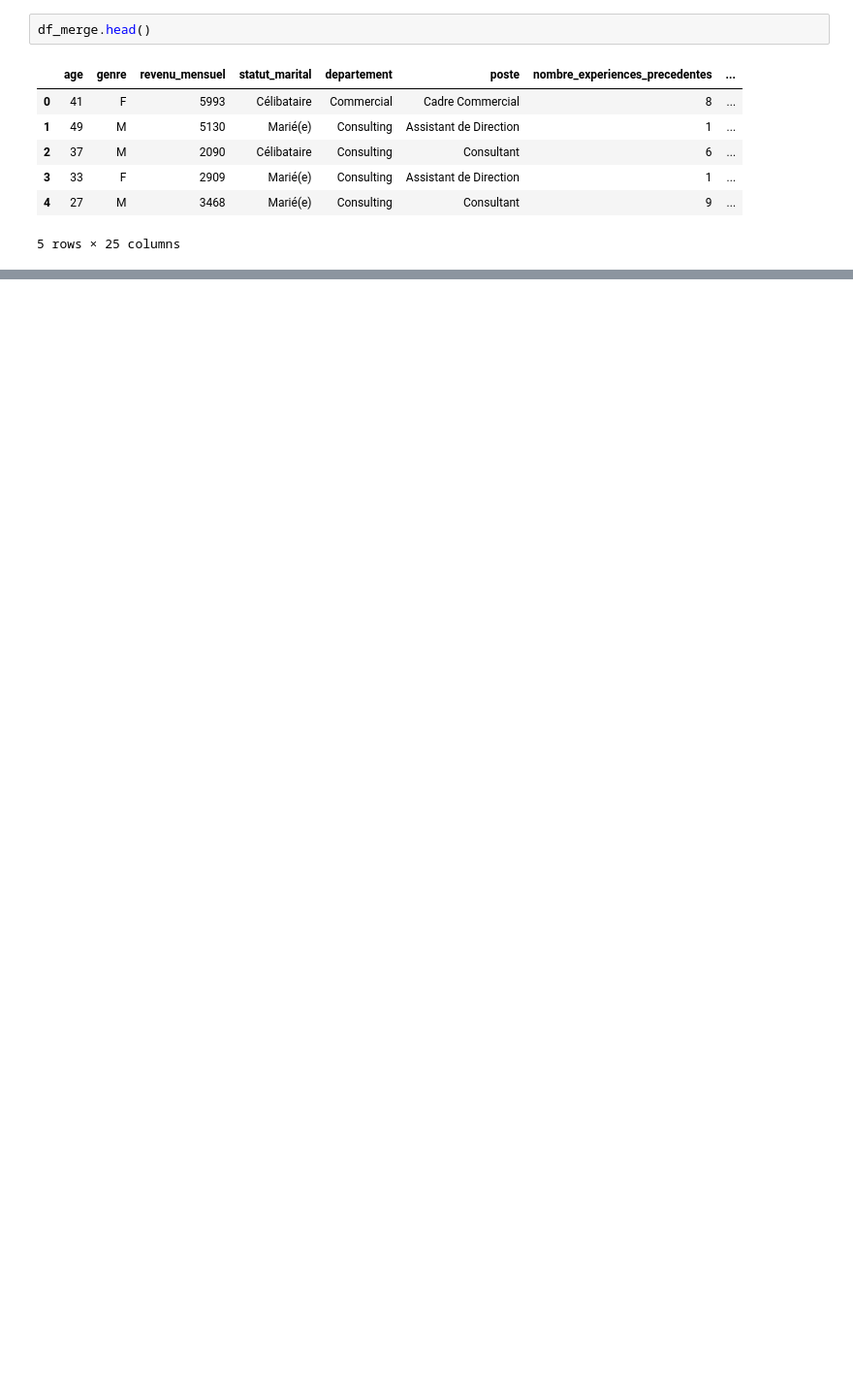
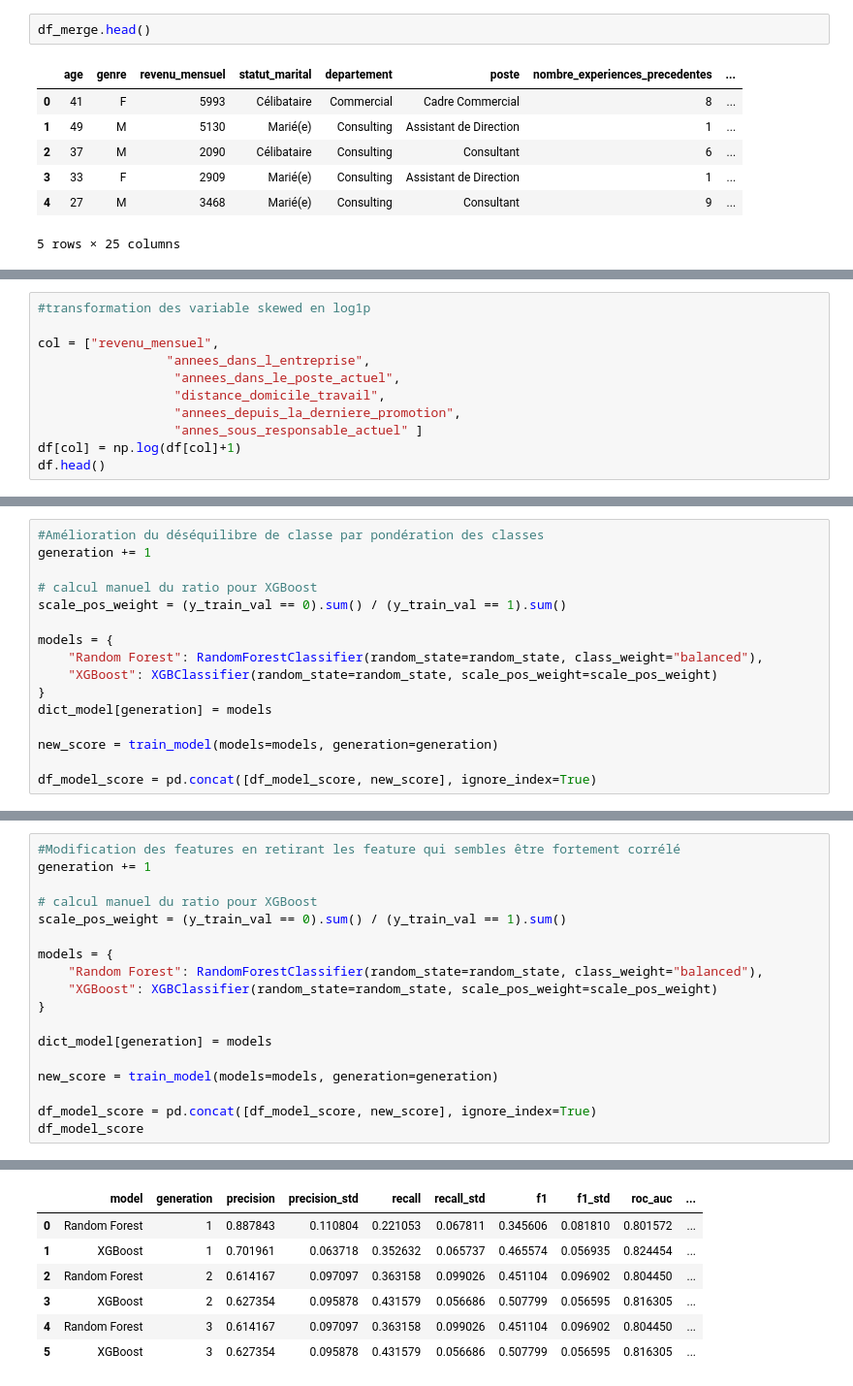
Before and after one commit to GreatTeacherJ/esn, a Jupyter notebook: src/app/data.ipynb, the cells around one changed output, grey strips where cells are left out. Shown at 97% size. Drawn from its saved outputs; the diff is of its cells as text; blank space fills up the shorter version.

```diff
--- a/src/app/data.ipynb
+++ b/src/app/data.ipynb
@@ -408,0 +527,11 @@ annes_sous_responsable_actuel / annees_dans_le_poste_actuel (0.71 / Attendu)
+# %%
+#transformation des variable skewed en log1p
+
+col = ["revenu_mensuel",
+                 "annees_dans_l_entreprise",
+                  "annees_dans_le_poste_actuel",
+                  "distance_domicile_travail",
+                  "annees_depuis_la_derniere_promotion",
+                  "annes_sous_responsable_actuel" ]
+df[col] = np.log(df[col]+1)
+df.head()
@@ -410,0 +790,16 @@ annes_sous_responsable_actuel / annees_dans_le_poste_actuel (0.71 / Attendu)
+# %%
+#Amélioration du déséquilibre de classe par pondération des classes
+generation += 1
+
+# calcul manuel du ratio pour XGBoost
+scale_pos_weight = (y_train_val == 0).sum() / (y_train_val == 1).sum()
+
+models = {
+    "Random Forest": RandomForestClassifier(random_state=random_state, class_weight="balanced"),
+    "XGBoost": XGBClassifier(random_state=random_state, scale_pos_weight=scale_pos_weight)
+}
+dict_model[generation] = models
+
+new_score = train_model(models=models, generation=generation)
+
+df_model_score = pd.concat([df_model_score, new_score], ignore_index=True)
@@ -410,0 +817,19 @@ annes_sous_responsable_actuel / annees_dans_le_poste_actuel (0.71 / Attendu)
+# %%
+#Modification des features en retirant les feature qui sembles être fortement corrélé
+generation += 1
+
+# calcul manuel du ratio pour XGBoost
+scale_pos_weight = (y_train_val == 0).sum() / (y_train_val == 1).sum()
+
+models = {
+    "Random Forest": RandomForestClassifier(random_state=random_state, class_weight="balanced"),
+    "XGBoost": XGBClassifier(random_state=random_state, scale_pos_weight=scale_pos_weight)
+}
+
+dict_model[generation] = models
+
+new_score = train_model(models=models, generation=generation)
+
+df_model_score = pd.concat([df_model_score, new_score], ignore_index=True)
+df_model_score
+# %% [output]
@@ -410,0 +841,7 @@ annes_sous_responsable_actuel / annees_dans_le_poste_actuel (0.71 / Attendu)
+|  | model | generation | precision | precision_std | recall | recall_std | f1 | f1_std | roc_auc | ... |
+| 0 | Random Forest | 1 | 0.887843 | 0.110804 | 0.221053 | 0.067811 | 0.345606 | 0.081810 | 0.801572 | ... |
+| 1 | XGBoost | 1 | 0.701961 | 0.063718 | 0.352632 | 0.065737 | 0.465574 | 0.056935 | 0.824454 | ... |
+| 2 | Random Forest | 2 | 0.614167 | 0.097097 | 0.363158 | 0.099026 | 0.451104 | 0.096902 | 0.804450 | ... |
+| 3 | XGBoost | 2 | 0.627354 | 0.095878 | 0.431579 | 0.056686 | 0.507799 | 0.056595 | 0.816305 | ... |
+| 4 | Random Forest | 3 | 0.614167 | 0.097097 | 0.363158 | 0.099026 | 0.451104 | 0.096902 | 0.804450 | ... |
+| 5 | XGBoost | 3 | 0.627354 | 0.095878 | 0.431579 | 0.056686 | 0.507799 | 0.056595 | 0.816305 | ... |
```
Also changed, not shown: parts of 36 cells of this notebook, 2 other files.
